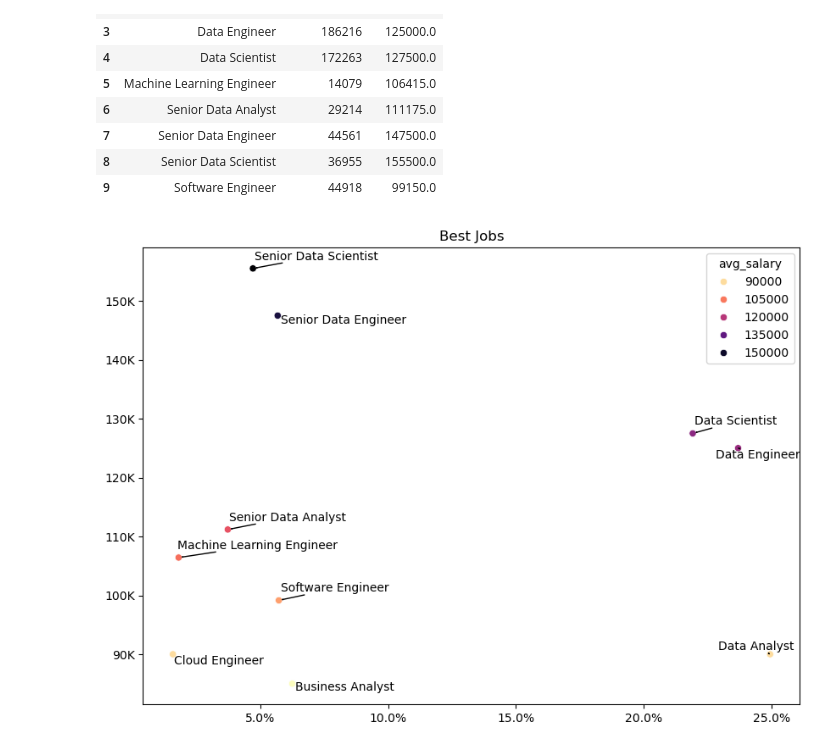
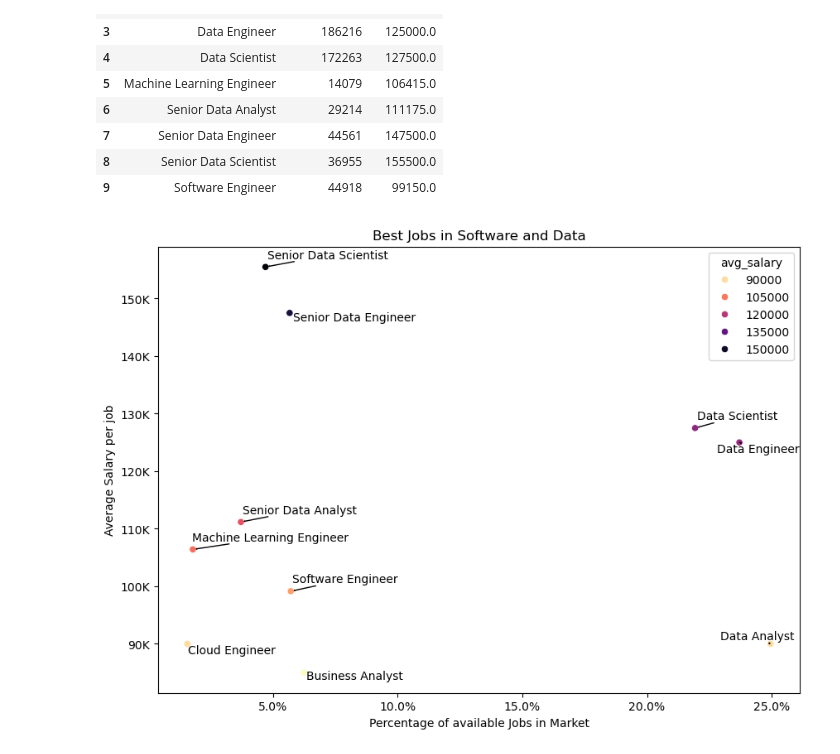
Before and after one commit to anmol112/Python_data_project, a Jupyter notebook: best_job.ipynb, the cells around one changed output. Drawn from its saved outputs; the diff is of its cells as text; code cells hidden in the pictures.

```diff
--- a/best_job.ipynb
+++ b/best_job.ipynb
@@ -36,19 +36,19 @@ total_jobs = count_per_salary['jobs_posting'].sum()
 count_per_salary['jobs_posting']= count_per_salary['jobs_posting'] * 100 /total_jobs
 # %%
 plt.figure(figsize=(10,7))
-plt.title('Best Jobs')
+plt.title('Best Jobs in Software and Data')
 sns.scatterplot(count_per_salary , x='jobs_posting' , y='avg_salary', hue='avg_salary' , palette='magma_r' )
 
 texts=[]
 for i , text in enumerate(count_per_salary['job_title_short']):
     texts.append(plt.text(count_per_salary['jobs_posting'][i] , count_per_salary['avg_salary'][i] , text ))
 
 adjust_text(texts , arrowprops=dict(arrowstyle="->" , color='black' , lw=1))
-plt.xlabel('')
-plt.ylabel('')
+plt.xlabel('Percentage of available Jobs in Market')
+plt.ylabel('Average Salary per job')
 
 ax = plt.gca()
 ax.xaxis.set_major_formatter(ticker.FuncFormatter(lambda x , pos:f'{x}%'))
 ax.yaxis.set_major_formatter(ticker.FuncFormatter(lambda y , pos:f'{int(y/1000)}K'))
 # %% [output]
-[figure, old version]
+[figure, new version]
```
Also changed, not shown: 20 other files.
